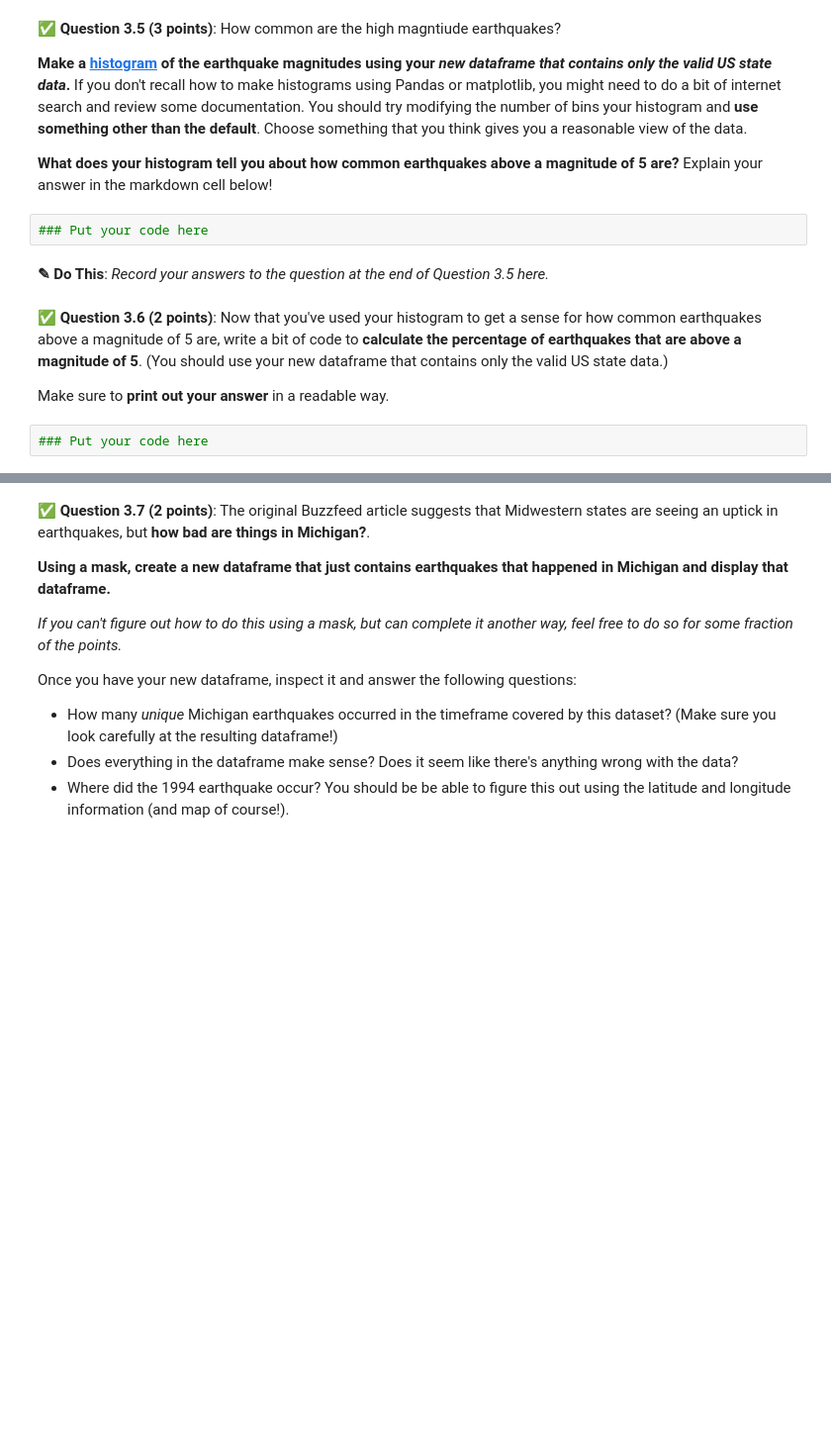
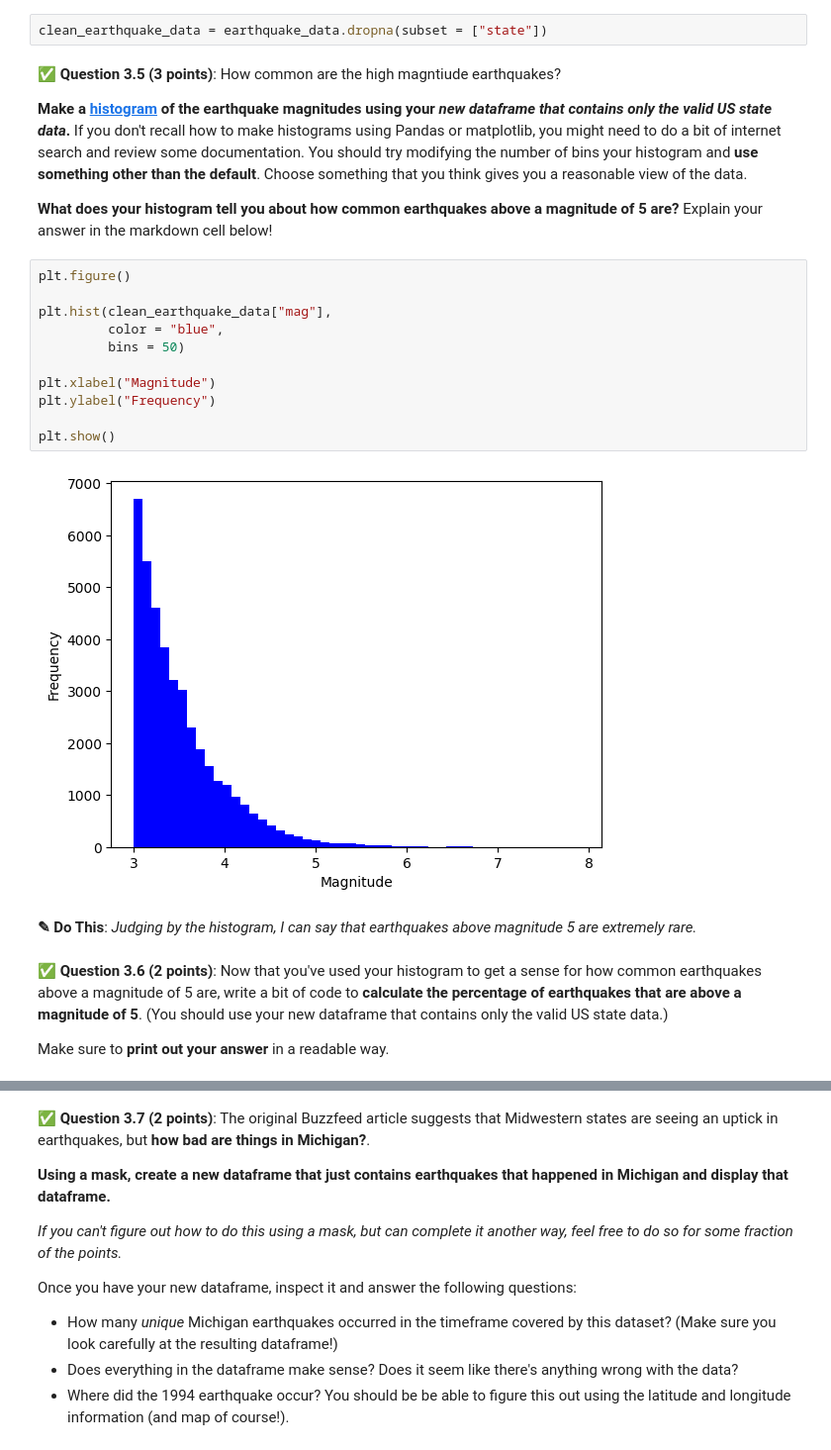
Before and after one commit to arshwasnik/cmse202-s26-turnin, a Jupyter notebook: hw-01/HW-01_GitPracticeDebuggingPythonPackagesAndClasses-STUDENT.ipynb, the cells around one changed output, grey strips where cells are left out. Shown at 99% size. Saved outputs shown, nothing was run; the diff lists cells and outputs as text; blank space fills up the shorter version.

```diff
--- a/hw-01/HW-01_GitPracticeDebuggingPythonPackagesAndClasses-STUDENT.ipynb
+++ b/hw-01/HW-01_GitPracticeDebuggingPythonPackagesAndClasses-STUDENT.ipynb
@@ -389,16 +422,27 @@ Does the resulting plot meet your expectations? Is there anything that surprises
+# %%
+clean_earthquake_data = earthquake_data.dropna(subset = ["state"])
 # %% [markdown]
 &#9989; **Question 3.5 (3 points)**: How common are the high magntiude earthquakes?
 
 **Make a [histogram](https://en.wikipedia.org/wiki/Histogram) of the earthquake magnitudes using your *new dataframe that contains only the valid US state data*.** If you don't recall how to make histograms using Pandas or matplotlib, you might need to do a bit of internet search and review some documentation. You should try modifying the number of bins your histogram and **use something other than the default**. Choose something that you think gives you a reasonable view of the data.
 
 **What does your histogram tell you about how common earthquakes above a magnitude of 5 are?** Explain your answer in the markdown cell below!
-# %%
-### Put your code here
-# %% [markdown]
-**<font size=+3>&#9998;</font> Do This**: *Record your answers to the question at the end of Question 3.5 here.*
+# %%
+plt.figure()
+
+plt.hist(clean_earthquake_data["mag"],
+         color = "blue",
+         bins = 50)
+
+plt.xlabel("Magnitude")
+plt.ylabel("Frequency")
+
+plt.show()
+# %% [output]
+[figure, added]
+# %% [markdown]
+**<font size=+3>&#9998;</font> Do This**: *Judging by the histogram, I can say that earthquakes above magnitude 5 are extremely rare.*
 # %% [markdown]
 &#9989; **Question 3.6 (2 points)**: Now that you've used your histogram to get a sense for how common earthquakes above a magnitude of 5 are, write a bit of code to **calculate the percentage of earthquakes that are above a magnitude of 5**. (You should use your new dataframe that contains only the valid US state data.)
 
 Make sure to **print out your answer** in a readable way.
-# %%
-### Put your code here
```
Also changed, not shown: parts of 12 cells of this notebook.
